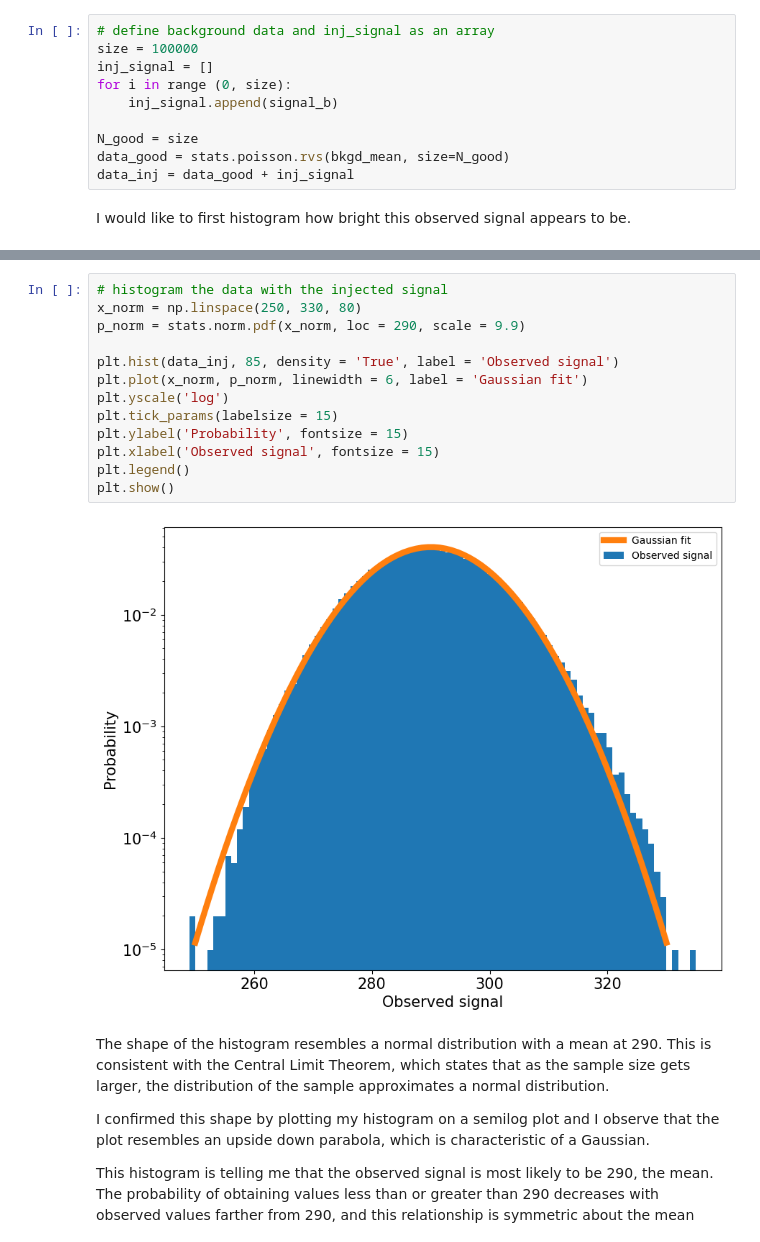
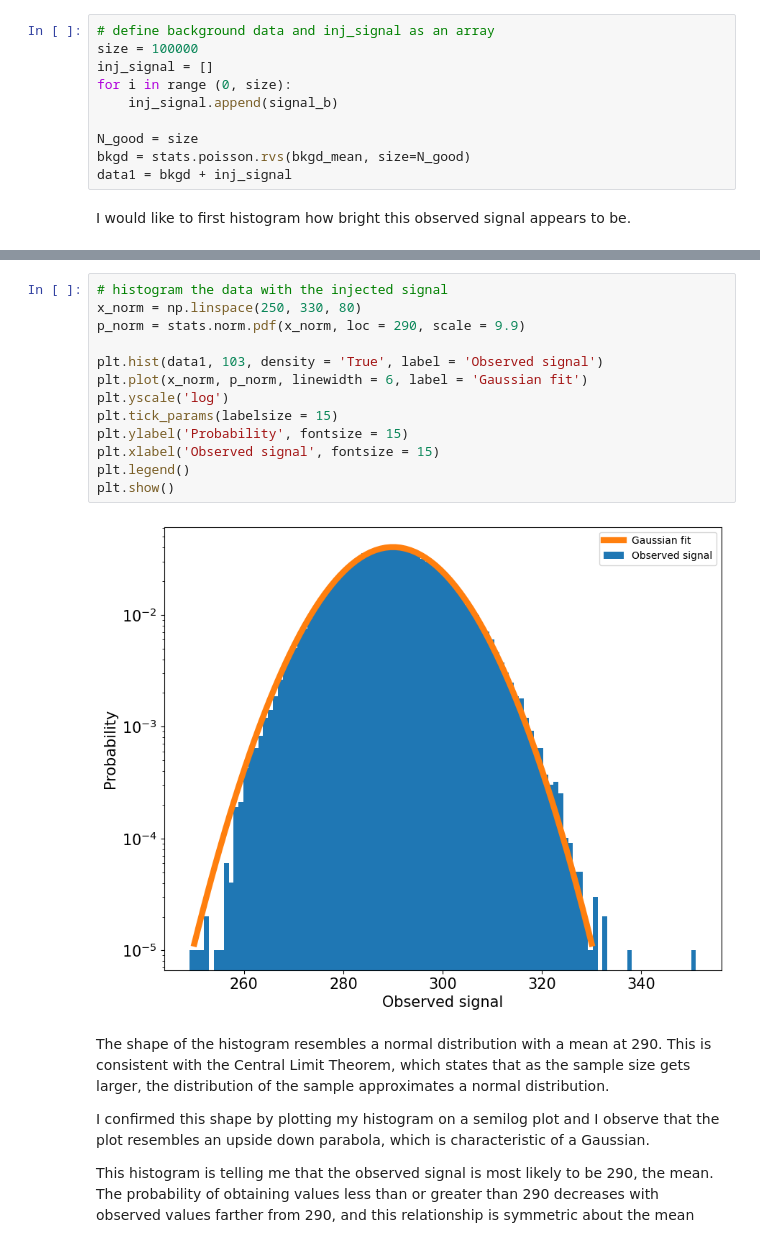
Before and after one commit to jenniv27/phys434, a Jupyter notebook: Labs/Lab6.ipynb, the cells around one changed output, grey strips where cells are left out. Cells and saved outputs as stored; diff of their text form.

Commit message:
started problem 3, graphed histogram

```diff
--- a/Labs/Lab6.ipynb
+++ b/Labs/Lab6.ipynb
@@ -73,8 +73,8 @@ for i in range (0, size):
     inj_signal.append(signal_b)
 
 N_good = size
-data_good = stats.poisson.rvs(bkgd_mean, size=N_good)
-data_inj = data_good + inj_signal
+bkgd = stats.poisson.rvs(bkgd_mean, size=N_good)
+data1 = bkgd + inj_signal
 # %% [markdown]
 I would like to first histogram how bright this observed signal appears to be.
 # %%
@@ -89,18 +89,18 @@ plt.show()
 # %%
 # histogram the data with the injected signal
 x_norm = np.linspace(250, 330, 80)
 p_norm = stats.norm.pdf(x_norm, loc = 290, scale = 9.9)
 
-plt.hist(data_inj, 85, density = 'True', label = 'Observed signal')
+plt.hist(data1, 103, density = 'True', label = 'Observed signal')
 plt.plot(x_norm, p_norm, linewidth = 6, label = 'Gaussian fit')
 plt.yscale('log')
 plt.tick_params(labelsize = 15)
 plt.ylabel('Probability', fontsize = 15)
 plt.xlabel('Observed signal', fontsize = 15)
 plt.legend()
 plt.show()
 # %% [output]
-[figure, old version]
+[figure, new version]
 # %% [markdown]
 The shape of the histogram resembles a normal distribution with a mean at 290. This is consistent with the Central Limit Theorem, which states that as the sample size gets larger, the distribution of the sample approximates a normal distribution.
 
```
Also changed, not shown: parts of 7 cells of this notebook.
